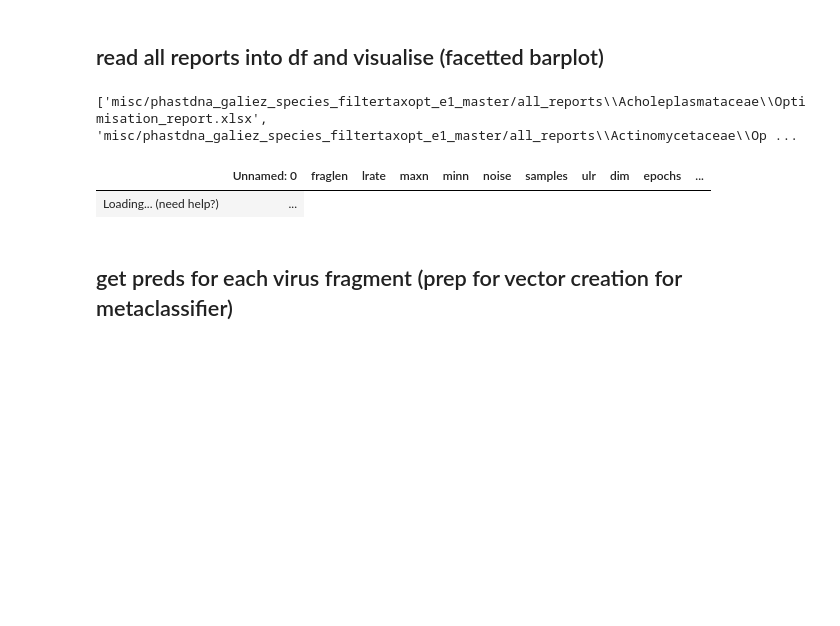
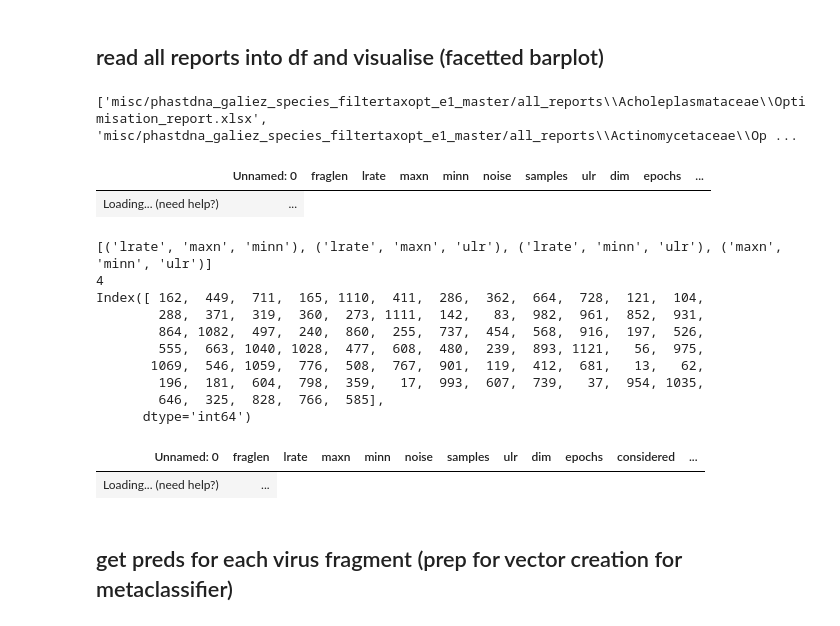
Before and after one commit to phenolophthaleinum/phastDNA, a Jupyter notebook: sandbox.ipynb, the cells around one changed output. Cells and saved outputs as stored; diff of their text form; code cells hidden in the pictures; blank space fills up the shorter version.

Commit message:
- added hyperparameter 3d scatterplot

```diff
--- a/sandbox.ipynb
+++ b/sandbox.ipynb
@@ -178,6 +178,7 @@ import plotly.express as px
 from itables import init_notebook_mode, show
 import glob
 import pathlib as pl
+import itertools as it
 
 # get unique family names to list
 
@@ -219,30 +220,71 @@ combined_reports = pd.concat(report_dfs)
 
 # # Add a new column indicating the file name
 # combined_reports['source_file'] = [file for file in report_files for _ in range(len(pd.read_excel(file)))]
 
 show(combined_reports)
 
 # report_dfs = [pd.read_excel(file) for file in report_files]
 # combined_reports = pd.concat(report_dfs)
 
 # sort combined_reports by number of unique species
 combined_reports = combined_reports.sort_values(by="uniq_species", ascending=False)
 
 # show(combined_reports)
+
 fig = px.bar(combined_reports, x="Unnamed: 0", y=["top_species", "top3_species", "top_genus", "top3_genus"], barmode="group",
              category_orders={"taxname": combined_reports["taxname"].unique()},
              labels={"value": "Score", "variable": "Group"},
              facet_col="taxname", facet_col_wrap=6, facet_row_spacing=0.016, facet_col_spacing=0.02)  # Increase the facet_col_wrap value to make the facets bigger
 fig.update_layout(
     showlegend=True
 )
 fig.write_html("misc/phastdna_galiez_species_filtertaxopt_e1_master/all_reports/optimisation_report.html")
 
+hyperparams = ['lrate', 'maxn', 'minn', 'ulr']
+hyper_tuples = list(it.combinations(hyperparams, 3))
+print(hyper_tuples)
+print(len(hyper_tuples))
+# plot hyper_tuples as 3d scatter plot
+
+# best_indices = combined_reports.groupby('taxname')['top_species'].idxmax()
+combined_reports.reset_index(inplace=True, drop=True)
+best_indices = combined_reports.sort_values(['taxname', 'top_species'], ascending=False).groupby('taxname').head(1).index
+print(best_indices)
+
+# Mark the best hyperparam combination for each taxname
+combined_reports['best_hyperparam'] = ''
+combined_reports.loc[best_indices, 'best_hyperparam'] = 'Best'
+
+
+show(combined_reports)
+
+# Plot the scatter plot with the best hyperparam combination marker
+# fig = px.scatter_3d(combined_reports, x=hyper_tuples[0][0], y=hyper_tuples[0][1], z=hyper_tuples[0][2], color="taxname", symbol="best_hyperparam")
+# fig.write_html("misc/phastdna_galiez_species_filtertaxopt_e1_master/all_reports/hyperparam_report.html")
+
+fig = px.scatter_3d(combined_reports, x=hyper_tuples[0][0], y=hyper_tuples[0][1], z=hyper_tuples[0][2], color="taxname", symbol="best_hyperparam",
+                    text="top_species")  # Add the 'text' parameter to display the 'top_species' value
+fig.write_html("misc/phastdna_galiez_species_filtertaxopt_e1_master/all_reports/hyperparam_report.html")
+
+# fig = px.scatter_3d(combined_reports, x=hyper_tuples[0][0], y=hyper_tuples[0][1], z=hyper_tuples[0][2], color="taxname")
+# fig.write_html("misc/phastdna_galiez_species_filtertaxopt_e1_master/all_reports/hyperparam_report.html")
 # fig = px.bar(combined_reports, x="sex", y="total_bill", color="smoker", barmode="group",
 #              facet_row="time", facet_col="day",
 #              category_orders={"day": ["Thur", "Fri", "Sat", "Sun"],
 #                               "time": ["Lunch", "Dinner"]})
 # %% [output]
 ['misc/phastdna_galiez_species_filtertaxopt_e1_master/all_reports\\Acholeplasmataceae\\Optimisation_report.xlsx', 'misc/phastdna_galiez_species_filtertaxopt_e1_master/all_reports\\Actinomycetaceae\\Op ...
 |  | Unnamed: 0 | fraglen | lrate | maxn | minn | noise | samples | ulr | dim | epochs | ... |
 | Loading... (need help?) | ... |
+[('lrate', 'maxn', 'minn'), ('lrate', 'maxn', 'ulr'), ('lrate', 'minn', 'ulr'), ('maxn', 'minn', 'ulr')]
+4
+Index([ 162,  449,  711,  165, 1110,  411,  286,  362,  664,  728,  121,  104,
+        288,  371,  319,  360,  273, 1111,  142,   83,  982,  961,  852,  931,
+        864, 1082,  497,  240,  860,  255,  737,  454,  568,  916,  197,  526,
+        555,  663, 1040, 1028,  477,  608,  480,  239,  893, 1121,   56,  975,
+       1069,  546, 1059,  776,  508,  767,  901,  119,  412,  681,   13,   62,
+        196,  181,  604,  798,  359,   17,  993,  607,  739,   37,  954, 1035,
+        646,  325,  828,  766,  585],
+      dtype='int64')
+| Unnamed: 0 | fraglen | lrate | maxn | minn | noise | samples | ulr | dim | epochs | considered | ... |
+| Loading... (need help?) | ... |
```
Also changed, not shown: parts of 1 cell of this notebook, 2 other files.
